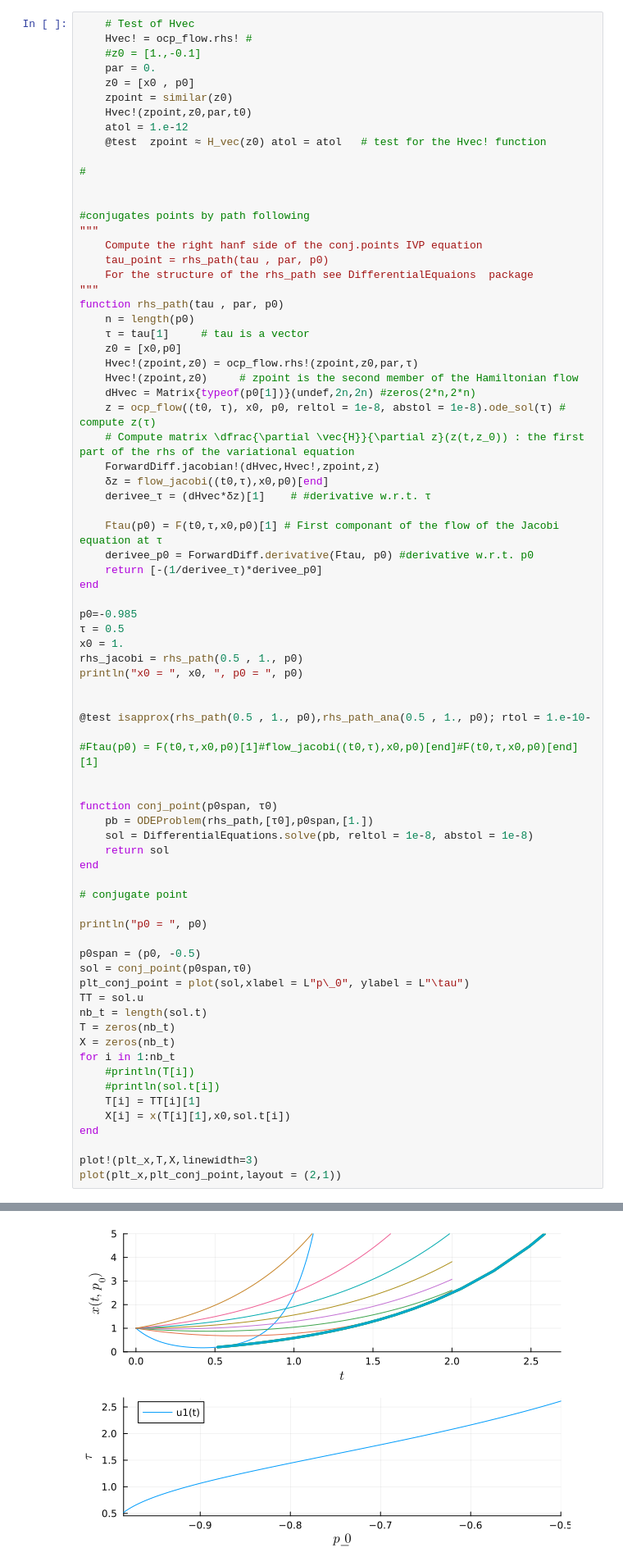
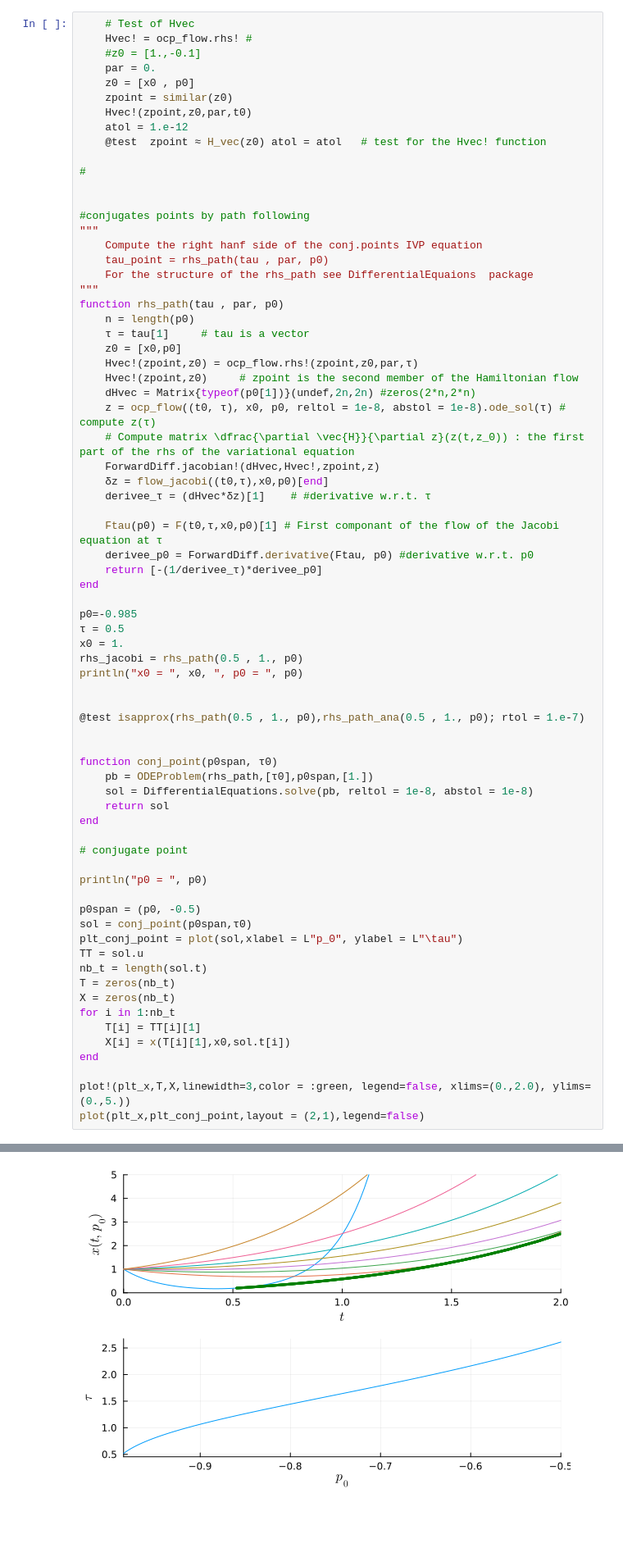
Before and after one commit to control-toolbox/Kupka, a Jupyter notebook: example1.ipynb, the cells around one changed output, grey strips where cells are left out. Shown at 82% size. Cells and saved outputs as stored; diff of their text form; blank space fills up the shorter version.

```diff
--- a/example1.ipynb
+++ b/example1.ipynb
@@ -266,9 +268,7 @@ rhs_jacobi = rhs_path(0.5 , 1., p0)
 println("x0 = ", x0, ", p0 = ", p0)
 
 
-@test isapprox(rhs_path(0.5 , 1., p0),rhs_path_ana(0.5 , 1., p0); rtol = 1.e-10-
-
-#Ftau(p0) = F(t0,τ,x0,p0)[1]#flow_jacobi((t0,τ),x0,p0)[end]#F(t0,τ,x0,p0)[end][1]
+@test isapprox(rhs_path(0.5 , 1., p0),rhs_path_ana(0.5 , 1., p0); rtol = 1.e-7)
 
 
 function conj_point(p0span, τ0)
@@ -283,18 +283,16 @@ println("p0 = ", p0)
 
 p0span = (p0, -0.5)
 sol = conj_point(p0span,τ0)
-plt_conj_point = plot(sol,xlabel = L"p\_0", ylabel = L"\tau")
+plt_conj_point = plot(sol,xlabel = L"p_0", ylabel = L"\tau")
 TT = sol.u
 nb_t = length(sol.t)
 T = zeros(nb_t)
 X = zeros(nb_t)
 for i in 1:nb_t
-    #println(T[i])
-    #println(sol.t[i])
     T[i] = TT[i][1]
     X[i] = x(T[i][1],x0,sol.t[i])
 end
 
-plot!(plt_x,T,X,linewidth=3)
-plot(plt_x,plt_conj_point,layout = (2,1))
+plot!(plt_x,T,X,linewidth=3,color = :green, legend=false, xlims=(0.,2.0), ylims=(0.,5.))
+plot(plt_x,plt_conj_point,layout = (2,1),legend=false)
 # %% [output]
@@ -311 +301 @@ p0 = -0.985
-[figure, old version]
+[figure, new version]
```
Also changed, not shown: parts of 9 cells of this notebook, 1 other file.
